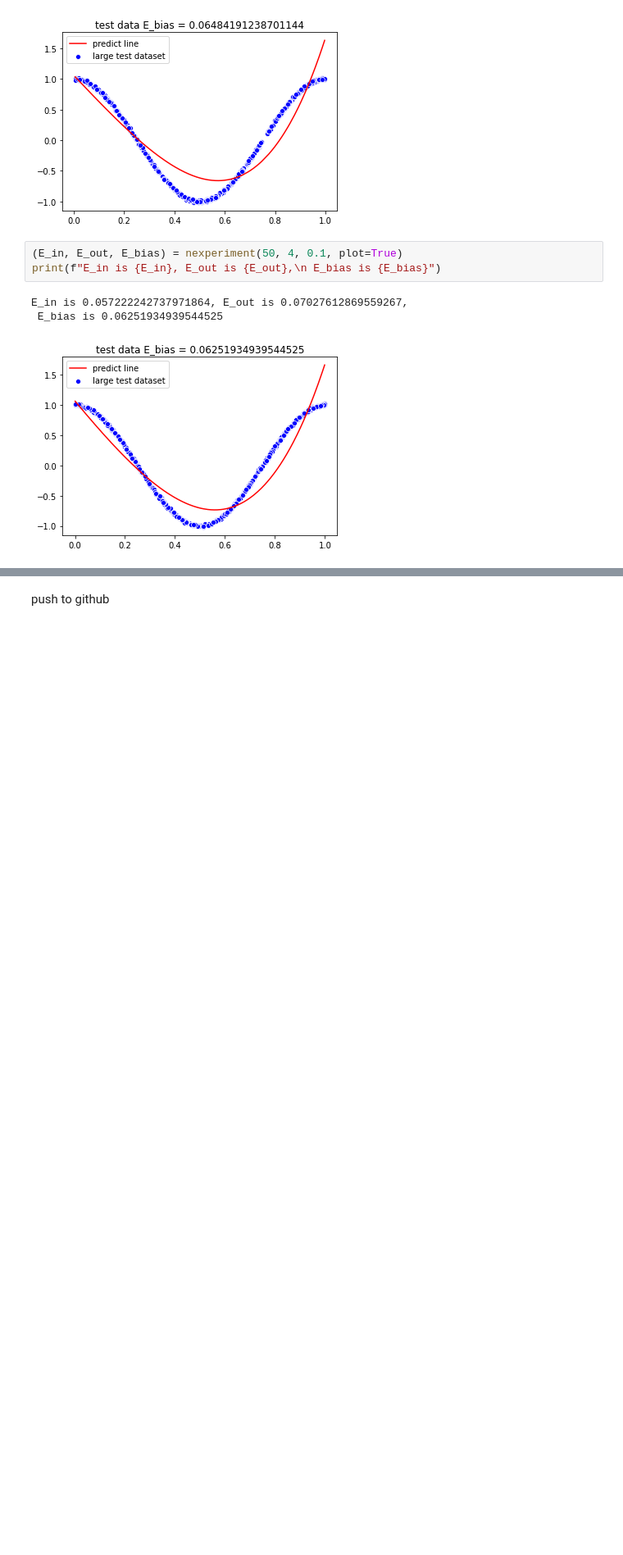
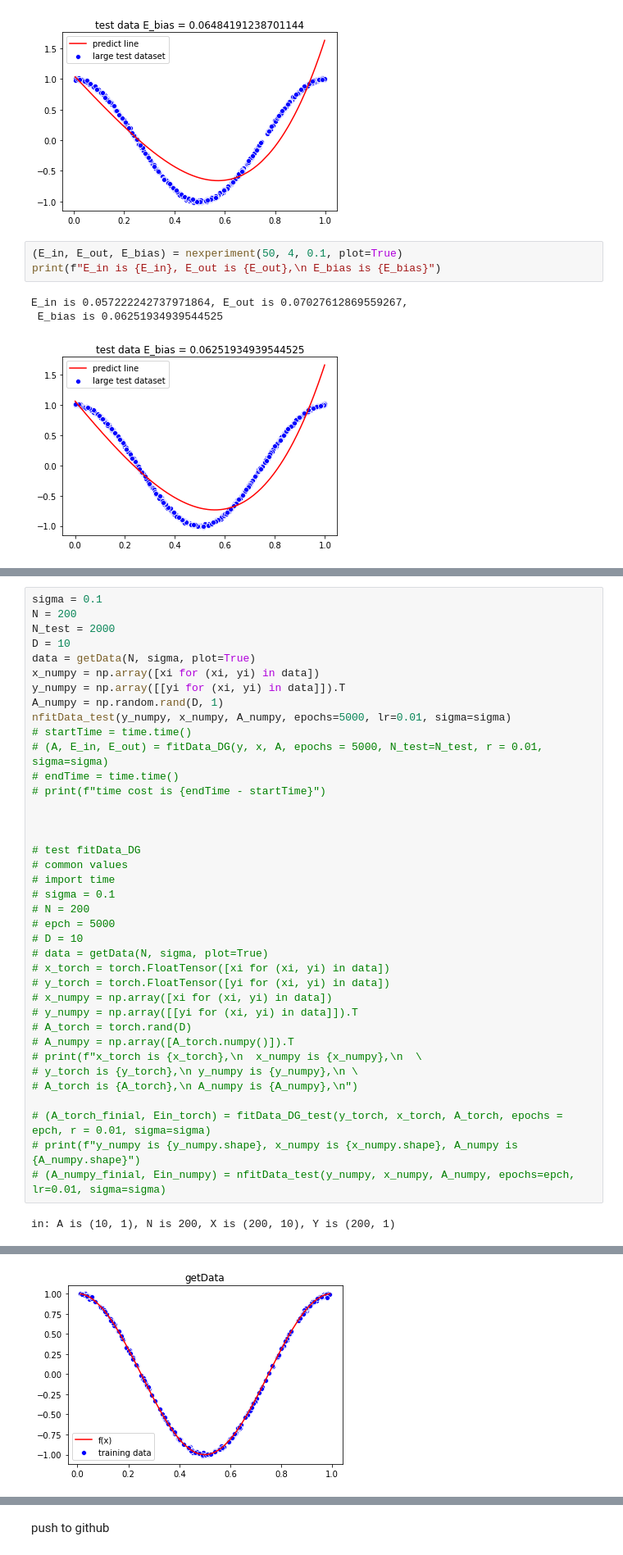
Before and after one commit to liushuyu6666/AI_relative, a Jupyter notebook: algorithm_explore/Gaussian_Regression.ipynb, the cells around one changed output, grey strips where cells are left out. Shown at 82% size. Cells and saved outputs as stored; diff of their text form; blank space fills up the shorter version.

```diff
--- a/algorithm_explore/Gaussian_Regression.ipynb
+++ b/algorithm_explore/Gaussian_Regression.ipynb
@@ -909,0 +1051,40 @@ E_in is 0.057222242737971864, E_out is 0.07027612869559267,
+# %%
+sigma = 0.1
+N = 200
+N_test = 2000
+D = 10
+data = getData(N, sigma, plot=True)
+x_numpy = np.array([xi for (xi, yi) in data])
+y_numpy = np.array([[yi for (xi, yi) in data]]).T
+A_numpy = np.random.rand(D, 1)
+nfitData_test(y_numpy, x_numpy, A_numpy, epochs=5000, lr=0.01, sigma=sigma)
+# startTime = time.time()
+# (A, E_in, E_out) = fitData_DG(y, x, A, epochs = 5000, N_test=N_test, r = 0.01, sigma=sigma)
+# endTime = time.time()
+# print(f"time cost is {endTime - startTime}")
+
+
+
+# test fitData_DG
+# common values
+# import time
+# sigma = 0.1
+# N = 200
+# epch = 5000
+# D = 10
+# data = getData(N, sigma, plot=True)
+# x_torch = torch.FloatTensor([xi for (xi, yi) in data])
+# y_torch = torch.FloatTensor([yi for (xi, yi) in data])
+# x_numpy = np.array([xi for (xi, yi) in data])
+# y_numpy = np.array([[yi for (xi, yi) in data]]).T
+# A_torch = torch.rand(D)
+# A_numpy = np.array([A_torch.numpy()]).T
+# print(f"x_torch is {x_torch},\n  x_numpy is {x_numpy},\n  \
+# y_torch is {y_torch},\n y_numpy is {y_numpy},\n \
+# A_torch is {A_torch},\n A_numpy is {A_numpy},\n")
+
+# (A_torch_finial, Ein_torch) = fitData_DG_test(y_torch, x_torch, A_torch, epochs = epch, r = 0.01, sigma=sigma)
+# print(f"y_numpy is {y_numpy.shape}, x_numpy is {x_numpy.shape}, A_numpy is {A_numpy.shape}")
+# (A_numpy_finial, Ein_numpy) = nfitData_test(y_numpy, x_numpy, A_numpy, epochs=epch, lr=0.01, sigma=sigma)
+# %% [output]
+in: A is (10, 1), N is 200, X is (200, 10), Y is (200, 1)
@@ -909,0 +1101 @@ E_in is 0.057222242737971864, E_out is 0.07027612869559267,
+[figure, added]
```
Also changed, not shown: parts of 23 cells of this notebook.
